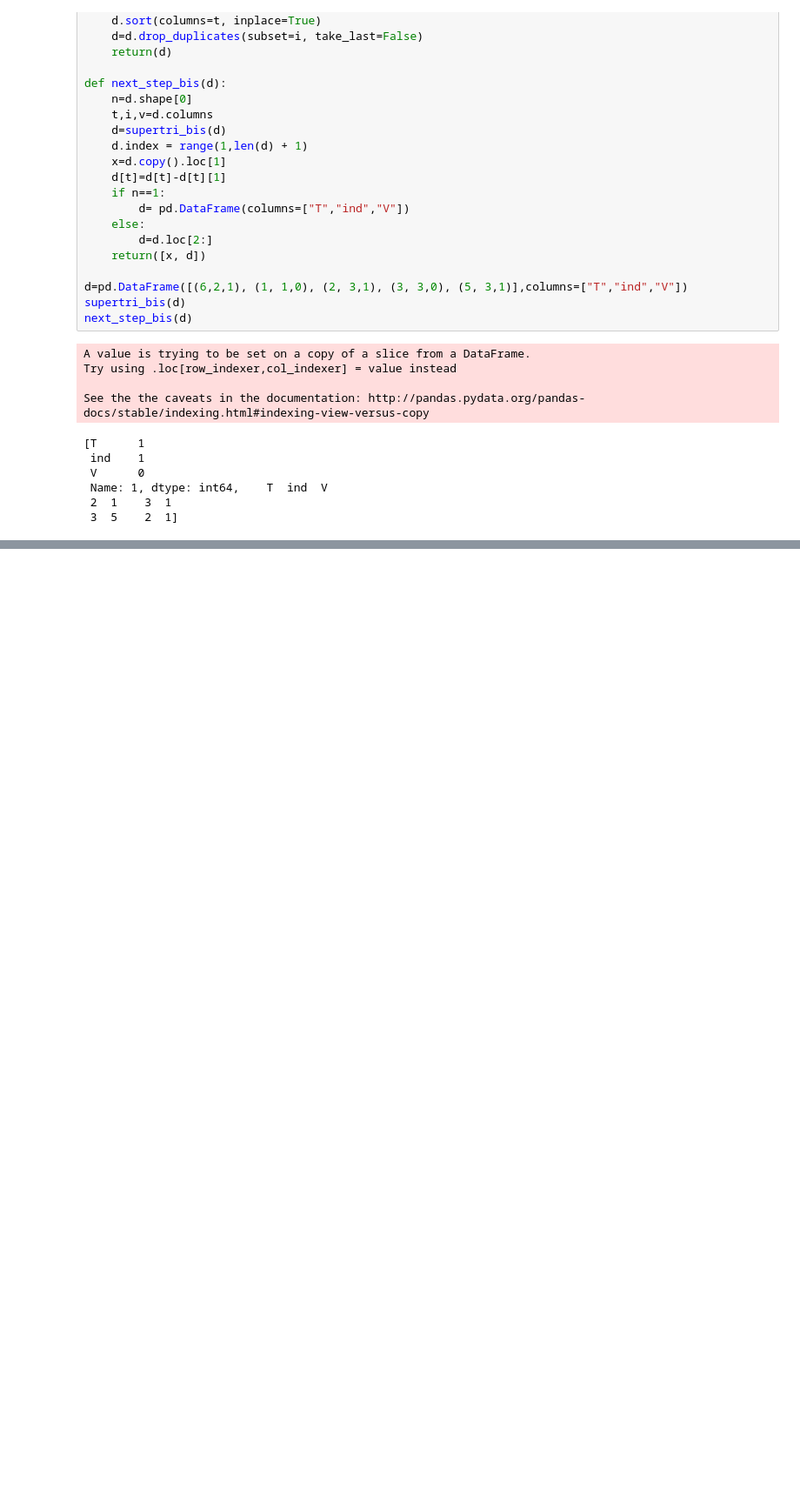
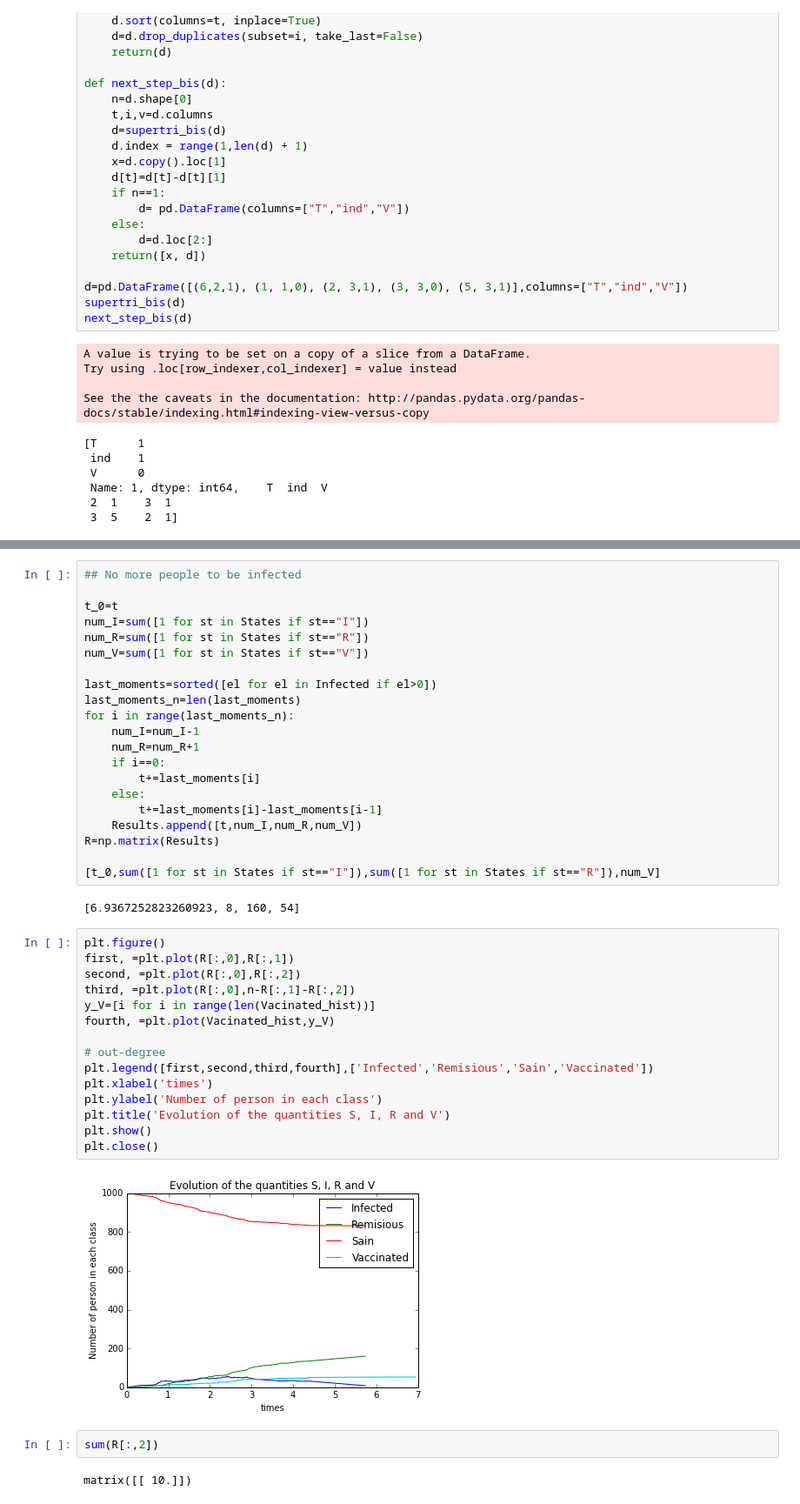
Before and after one commit to PeterJackNaylor/StatEpidio, a Jupyter notebook: Epidemiologie_Peter.ipynb, the cells around one changed output, grey strips where cells are left out. Shown at 87% size. Saved outputs shown, nothing was run; the diff lists cells and outputs as text; blank space fills up the shorter version.

```diff
--- a/Epidemiologie_Peter.ipynb
+++ b/Epidemiologie_Peter.ipynb
@@ -509,0 +465,44 @@ array([[0, 0, 0, 0, 0, 0, 1, 0, 0, 0],
+# %%
+## No more people to be infected
+
+t_0=t
+num_I=sum([1 for st in States if st=="I"])
+num_R=sum([1 for st in States if st=="R"])
+num_V=sum([1 for st in States if st=="V"])
+
+last_moments=sorted([el for el in Infected if el>0])
+last_moments_n=len(last_moments)
+for i in range(last_moments_n):
+    num_I=num_I-1
+    num_R=num_R+1
+    if i==0:
+        t+=last_moments[i]
+    else:
+        t+=last_moments[i]-last_moments[i-1]
+    Results.append([t,num_I,num_R,num_V])
+R=np.matrix(Results)
+
+[t_0,sum([1 for st in States if st=="I"]),sum([1 for st in States if st=="R"]),num_V]
+# %% [output]
+[6.9367252823260923, 8, 160, 54]
+# %%
+plt.figure()
+first, =plt.plot(R[:,0],R[:,1])
+second, =plt.plot(R[:,0],R[:,2])
+third, =plt.plot(R[:,0],n-R[:,1]-R[:,2])
+y_V=[i for i in range(len(Vacinated_hist))]
+fourth, =plt.plot(Vacinated_hist,y_V)
+
+# out-degree
+plt.legend([first,second,third,fourth],['Infected','Remisious','Sain','Vaccinated'])
+plt.xlabel('times')
+plt.ylabel('Number of person in each class')
+plt.title('Evolution of the quantities S, I, R and V')
+plt.show()
+plt.close()
+# %% [output]
+[figure, added]
+# %%
+sum(R[:,2])
+# %% [output]
+matrix([[ 10.]])
```
Also changed, not shown: parts of 10 cells of this notebook.
